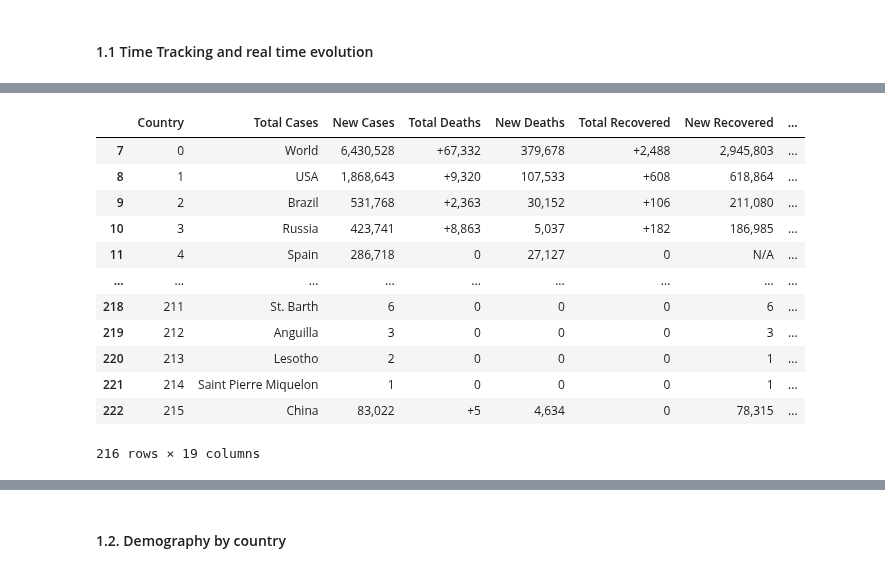
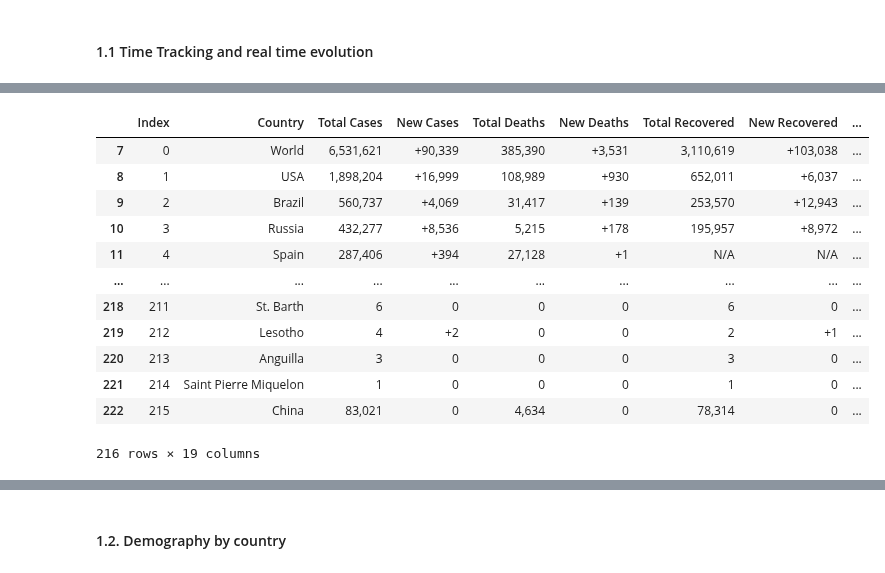
Before and after one commit to DanielGuzmanOlivares/COVID-19, a Jupyter notebook: COVID-19.ipynb, the cells around one changed output, grey strips where cells are left out. Saved outputs shown, nothing was run; the diff lists cells and outputs as text; code cells hidden in the pictures.

```diff
--- a/COVID-19.ipynb
+++ b/COVID-19.ipynb
@@ -138,46 +138,46 @@ graphProgression(timeEvolution("Spain"),"Confirmed",per_day=True)
 def realTimeEvolution():
     """
     Returns a Pandas DataFrame with infomration about the real time expansion of the virus.
 
     returns:
         -pandas Dataframe
     """
-    cols = ["Country","Total Cases","New Cases","Total Deaths","New Deaths","Total Recovered","New Recovered","Active Cases","Serious, Critical","Tot Cases/1 M Pop","Deaths/1 M pop","Total Tests","Tests/ 1M pop", "Population",
-            "Columna random 1","Columna random 2","Columna random 3","Columna random 4","Columna random 5"]
+    cols = ["Index","Country","Total Cases","New Cases","Total Deaths","New Deaths","Total Recovered","New Recovered","Active Cases","Serious, Critical","Tot Cases/1 M Pop","Deaths/1 M pop","Total Tests","Tests/ 1M pop", "Population",
+            "Columna random 1","Columna random 2","Columna random 3","Columna random 4"]
     page = requests.get(WEB)
     page = requests.get(WEB)
     soup = BeautifulSoup(page.content, 'html.parser')
     countryTable = soup.find_all('tbody')[0]
     rows = countryTable.find_all("tr")
     data =[]
     for row in rows:
         info = row.find_all("td")
         data.append([data.text.strip() if data.text.strip() != "" else "0" for data in info])
     return pd.DataFrame(data,columns=cols)[7:]
 
 def updateData():
     """
     Stores today's evolution data in csv format
 
     """
     df = realTimeEvolution()[["Country","Total Cases","Total Deaths","Total Recovered"]]
     df.columns=columns
     now = datetime.now()
     df.to_csv(DATA_DIR+now.strftime("%Y-%m-%d-%H-%M.csv"))
 #updateData()
 realTimeEvolution()
 # %% [output]
-|  | Country | Total Cases | New Cases | Total Deaths | New Deaths | Total Recovered | New Recovered | ... |
-| 7 | 0 | World | 6,430,528 | +67,332 | 379,678 | +2,488 | 2,945,803 | ... |
-| 8 | 1 | USA | 1,868,643 | +9,320 | 107,533 | +608 | 618,864 | ... |
-| 9 | 2 | Brazil | 531,768 | +2,363 | 30,152 | +106 | 211,080 | ... |
-| 10 | 3 | Russia | 423,741 | +8,863 | 5,037 | +182 | 186,985 | ... |
-| 11 | 4 | Spain | 286,718 | 0 | 27,127 | 0 | N/A | ... |
-| ... | ... | ... | ... | ... | ... | ... | ... | ... |
-| 218 | 211 | St. Barth | 6 | 0 | 0 | 0 | 6 | ... |
-| 219 | 212 | Anguilla | 3 | 0 | 0 | 0 | 3 | ... |
-| 220 | 213 | Lesotho | 2 | 0 | 0 | 0 | 1 | ... |
-| 221 | 214 | Saint Pierre Miquelon | 1 | 0 | 0 | 0 | 1 | ... |
-| 222 | 215 | China | 83,022 | +5 | 4,634 | 0 | 78,315 | ... |
+|  | Index | Country | Total Cases | New Cases | Total Deaths | New Deaths | Total Recovered | New Recovered | ... |
+| 7 | 0 | World | 6,531,621 | +90,339 | 385,390 | +3,531 | 3,110,619 | +103,038 | ... |
+| 8 | 1 | USA | 1,898,204 | +16,999 | 108,989 | +930 | 652,011 | +6,037 | ... |
+| 9 | 2 | Brazil | 560,737 | +4,069 | 31,417 | +139 | 253,570 | +12,943 | ... |
+| 10 | 3 | Russia | 432,277 | +8,536 | 5,215 | +178 | 195,957 | +8,972 | ... |
+| 11 | 4 | Spain | 287,406 | +394 | 27,128 | +1 | N/A | N/A | ... |
+| ... | ... | ... | ... | ... | ... | ... | ... | ... | ... |
+| 218 | 211 | St. Barth | 6 | 0 | 0 | 0 | 6 | 0 | ... |
+| 219 | 212 | Lesotho | 4 | +2 | 0 | 0 | 2 | +1 | ... |
+| 220 | 213 | Anguilla | 3 | 0 | 0 | 0 | 3 | 0 | ... |
+| 221 | 214 | Saint Pierre Miquelon | 1 | 0 | 0 | 0 | 1 | 0 | ... |
+| 222 | 215 | China | 83,021 | 0 | 4,634 | 0 | 78,314 | 0 | ... |
 216 rows × 19 columns
 # %% [markdown]
```
Also changed, not shown: parts of 11 cells of this notebook, 2 other files.
